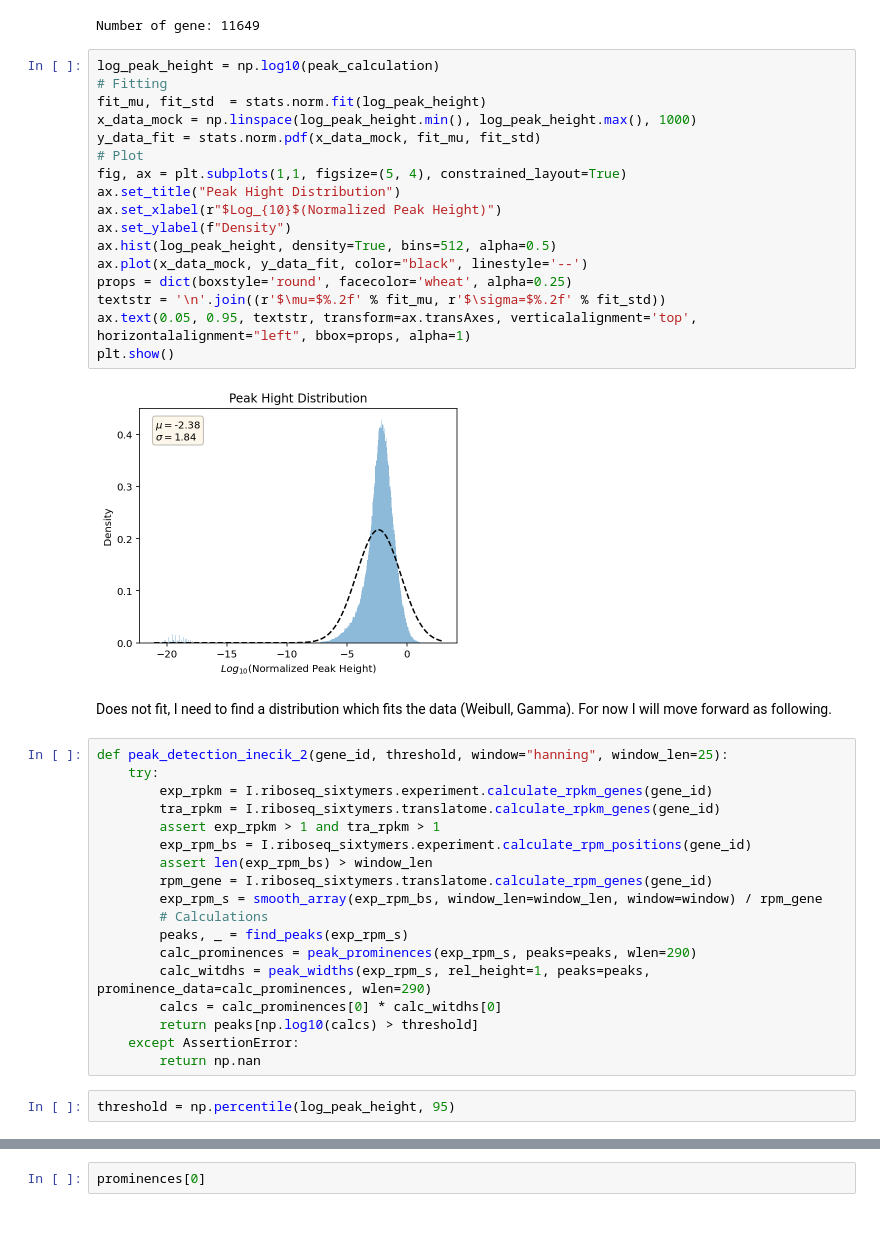
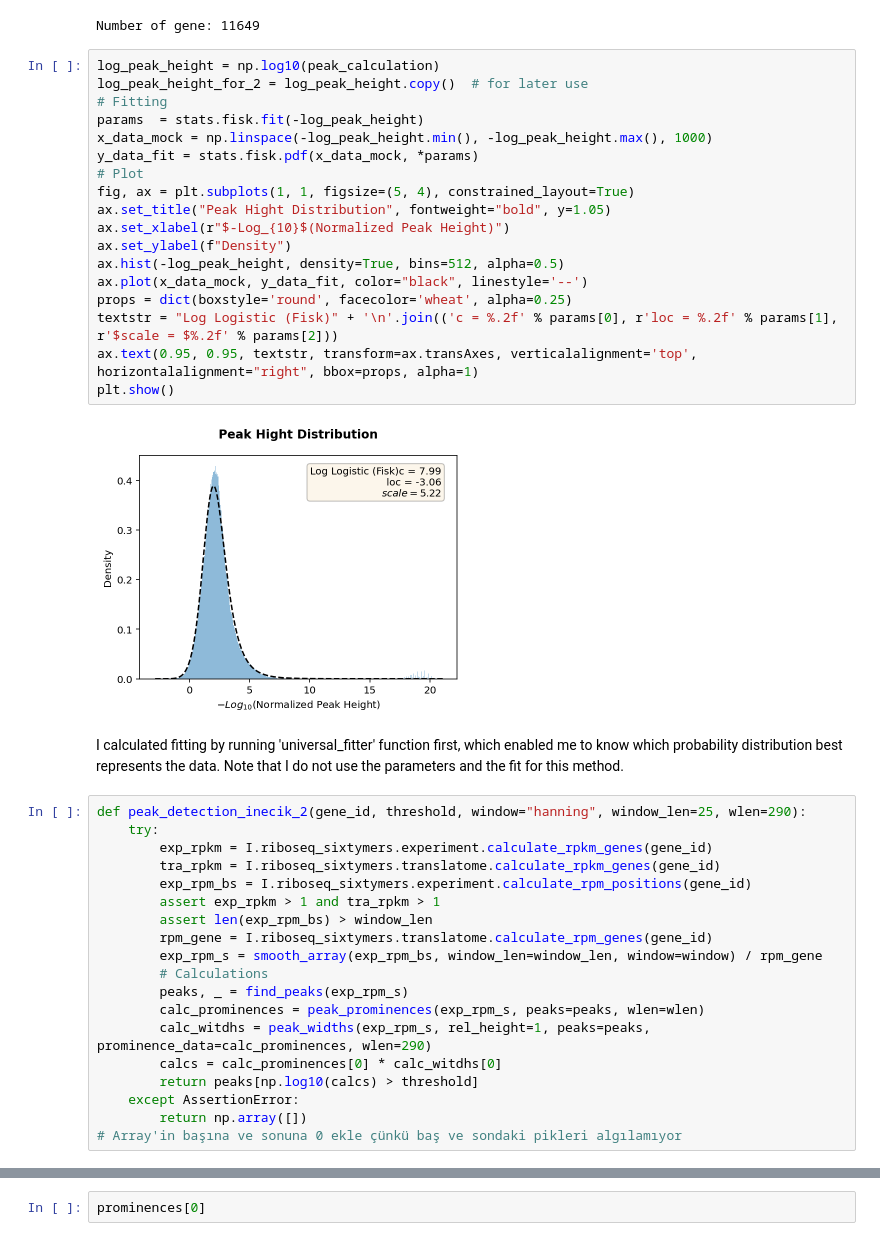
Before and after one commit to inecik/RiboSeqAnalysis, a Jupyter notebook: jupyter_server/ribosome_stalling_sites.ipynb, the cells around one changed output, grey strips where cells are left out. Drawn from its saved outputs; the diff is of its cells as text.

Commit message:
Peak Detection methods

```diff
--- a/jupyter_server/ribosome_stalling_sites.ipynb
+++ b/jupyter_server/ribosome_stalling_sites.ipynb
@@ -403,42 +401,42 @@ peak_calculation = np.concatenate(peak_calculation, axis=0)
 Number of gene: 11649
 # %%
 log_peak_height = np.log10(peak_calculation)
+log_peak_height_for_2 = log_peak_height.copy()  # for later use
 # Fitting
-fit_mu, fit_std  = stats.norm.fit(log_peak_height)
-x_data_mock = np.linspace(log_peak_height.min(), log_peak_height.max(), 1000)
-y_data_fit = stats.norm.pdf(x_data_mock, fit_mu, fit_std)
+params  = stats.fisk.fit(-log_peak_height)
+x_data_mock = np.linspace(-log_peak_height.min(), -log_peak_height.max(), 1000)
+y_data_fit = stats.fisk.pdf(x_data_mock, *params)
 # Plot
-fig, ax = plt.subplots(1,1, figsize=(5, 4), constrained_layout=True)
-ax.set_title("Peak Hight Distribution")
-ax.set_xlabel(r"$Log_{10}$(Normalized Peak Height)")
+fig, ax = plt.subplots(1, 1, figsize=(5, 4), constrained_layout=True)
+ax.set_title("Peak Hight Distribution", fontweight="bold", y=1.05)
+ax.set_xlabel(r"$-Log_{10}$(Normalized Peak Height)")
 ax.set_ylabel(f"Density")
-ax.hist(log_peak_height, density=True, bins=512, alpha=0.5)
+ax.hist(-log_peak_height, density=True, bins=512, alpha=0.5)
 ax.plot(x_data_mock, y_data_fit, color="black", linestyle='--')
 props = dict(boxstyle='round', facecolor='wheat', alpha=0.25)
-textstr = '\n'.join((r'$\mu=$%.2f' % fit_mu, r'$\sigma=$%.2f' % fit_std))
-ax.text(0.05, 0.95, textstr, transform=ax.transAxes, verticalalignment='top', horizontalalignment="left", bbox=props, alpha=1)
+textstr = "Log Logistic (Fisk)" + '\n'.join(('c = %.2f' % params[0], r'loc = %.2f' % params[1], r'$scale = $%.2f' % params[2]))
+ax.text(0.95, 0.95, textstr, transform=ax.transAxes, verticalalignment='top', horizontalalignment="right", bbox=props, alpha=1)
 plt.show()
 # %% [output]
-[figure, old version]
+[figure, new version]
-# %% [markdown]
-Does not fit, I need to find a distribution which fits the data (Weibull, Gamma). For now I will move forward as following.
+# %% [markdown]
+I calculated fitting by running 'universal_fitter' function first, which enabled me to know which probability distribution best represents the data. Note that I do not use the parameters and the fit for this method.
 # %%
-def peak_detection_inecik_2(gene_id, threshold, window="hanning", window_len=25):
+def peak_detection_inecik_2(gene_id, threshold, window="hanning", window_len=25, wlen=290):
     try:
         exp_rpkm = I.riboseq_sixtymers.experiment.calculate_rpkm_genes(gene_id)
         tra_rpkm = I.riboseq_sixtymers.translatome.calculate_rpkm_genes(gene_id)
+        exp_rpm_bs = I.riboseq_sixtymers.experiment.calculate_rpm_positions(gene_id)
         assert exp_rpkm > 1 and tra_rpkm > 1
-        exp_rpm_bs = I.riboseq_sixtymers.experiment.calculate_rpm_positions(gene_id)
         assert len(exp_rpm_bs) > window_len
         rpm_gene = I.riboseq_sixtymers.translatome.calculate_rpm_genes(gene_id)
         exp_rpm_s = smooth_array(exp_rpm_bs, window_len=window_len, window=window) / rpm_gene
         # Calculations
         peaks, _ = find_peaks(exp_rpm_s)
-        calc_prominences = peak_prominences(exp_rpm_s, peaks=peaks, wlen=290)
+        calc_prominences = peak_prominences(exp_rpm_s, peaks=peaks, wlen=wlen)
         calc_witdhs = peak_widths(exp_rpm_s, rel_height=1, peaks=peaks, prominence_data=calc_prominences, wlen=290)
         calcs = calc_prominences[0] * calc_witdhs[0]
         return peaks[np.log10(calcs) > threshold]
     except AssertionError:
-        return np.nan
+        return np.array([])
+# Array'in başına ve sonuna 0 ekle çünkü baş ve sondaki pikleri algılamıyor
-# %%
-threshold = np.percentile(log_peak_height, 95)
```
Also changed, not shown: parts of 27 cells of this notebook.
